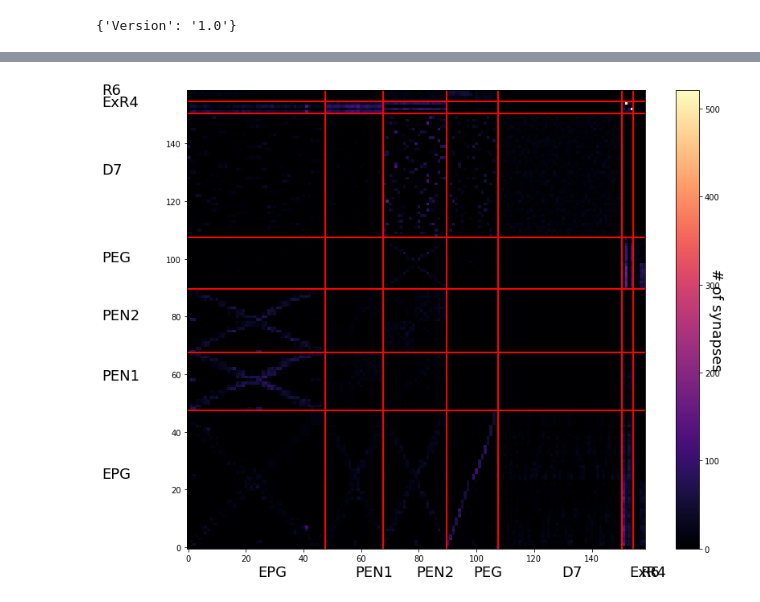
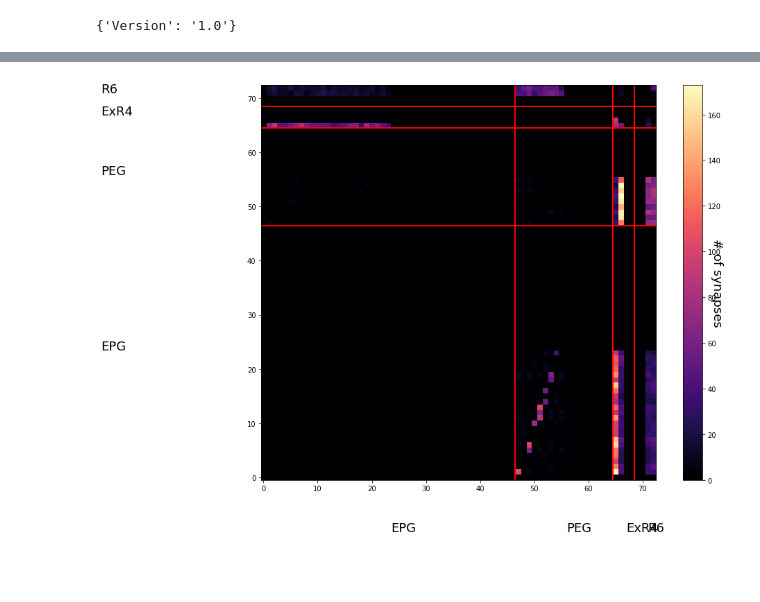
Before and after one commit to dteinferno/CompassModel, a Jupyter notebook: EMModel/EMModel.ipynb, the cells around one changed output, grey strips where cells are left out. Cells and saved outputs as stored; diff of their text form; code cells hidden in the pictures; blank space fills up the shorter version.

Commit message:
Fixed weight matrix to account for cut off GA

```diff
--- a/EMModel/EMModel.ipynb
+++ b/EMModel/EMModel.ipynb
@@ -99,70 +99,90 @@ nPF.connMatPltCounts( typeArrayPre, typeArrayPost, connMat)
 # %%
-# Remove any autapses from the weight matrix
-for aRemov in range(0,len(connMat)):
-    connMat[aRemov,aRemov] = 0
+# For neurons where the gall is cut off, replace the empty R connections with their symmetric L counterpart
 
-# For neurons where the gall is cut off, replace the empty R connections with their symmetric L counterpart
+# Fix the ring neuron names
+ExR4.neurons[0].label = 'ExR4(ring)_R_1'
+ExR4.neurons[1].label = 'ExR4(ring)_R_2'
+
+# Get the GA wweight matrix
+typeArrayPreGA = [EPG,PEG,ExR4,R6]
+typeArrayPostGA = [EPG,PEG,ExR4,R6]
+(connMatGA, allPreBodyIdsGA, allPreLabelsGA, allPostBodyIdsGA, allPostLabelsGA, totPSDsGA) = nPF.connMatFill( typeArrayPreGA, typeArrayPostGA, 2)
+nPF.connMatPltCounts( typeArrayPreGA, typeArrayPostGA, connMatGA)
+
+connMatGANew = np.zeros((len(allPreBodyIdsGA),len(allPostBodyIdsGA)))
 
 # Each neuron of a given class that arborize in the same PB glom. have the same name.
 # We only want to look at one of them
 lastName = ''
 
 # Step through the presynaptic neurons
-for preN in range(0,len(allPreLabels)):
+for preN in range(0,len(allPreLabelsGA)):
     # Choose only the neurons that have arbors in the left GA
-    if ((allPreLabels[preN].find('E-PG') != -1 or
-        allPreLabels[preN].find('P-EG') != -1 or
-        allPreLabels[preN].find('ExR4') != -1 or
-        allPreLabels[preN].find('R6(ring)') != -1) and
-        (allPreLabels[preN].find('_L') != -1)):
+    if (((allPreLabelsGA[preN].find('E-PG') != -1 or
+        allPreLabelsGA[preN].find('P-EG') != -1) and
+        (allPreLabelsGA[preN].find('_L') != -1)) or
+
+        ((allPreLabelsGA[preN].find('ExR4') != -1 or
+        allPreLabelsGA[preN].find('R6(ring)') != -1) and
+        (allPreLabelsGA[preN].find('_R') != -1))):
+
 
         # Check to see if we've already seen one of this name before.
-        if allPreLabels[preN] == lastName:
+        if allPreLabelsGA[preN] == lastName:
             continue
         else:
             # Find the indices for all neurons with this given name and of their right counterpart
-            nronIndices = [i for i,x in enumerate(allPreLabels) if x==allPreLabels[preN]]
-            cPart = allPreLabels[preN].replace('_L','_R')
-            nronIndicesCPart = [i for i,x in enumerate(allPreLabels) if x==cPart]
+            nronIndices = [i for i,x in enumerate(allPreLabelsGA) if x==allPreLabelsGA[preN]]
+            if (allPreLabelsGA[preN].find('E-PG') != -1 or allPreLabelsGA[preN].find('P-EG') != -1):
+                cPart = allPreLabelsGA[preN].replace('_L','_R')
+            else:
+                cPart = allPreLabelsGA[preN].replace('_R','_L')
+            nronIndicesCPart = [i for i,x in enumerate(allPreLabelsGA) if x==cPart]
 
         # Step through the postsynaptic neurons
         lastNamePost = ''
-        for postN in range(0,len(allPostLabels)):
-            if ((allPostLabels[postN].find('E-PG') != -1 or
-                allPostLabels[postN].find('P-EG') != -1 or
-                allPostLabels[postN].find('ExR4') != -1 or
-                allPostLabels[postN].find('R6(ring)') != -1) and
-                (allPreLabels[postN].find('_L') != -1)):
+        for postN in range(0,len(allPostLabelsGA)):
+            if (((allPostLabelsGA[postN].find('E-PG') != -1 or
+                allPostLabelsGA[postN].find('P-EG') != -1) and
+                (allPostLabelsGA[postN].find('_L') != -1)) or
+
+                ((allPostLabelsGA[postN].find('ExR4') != -1 or
+                allPostLabelsGA[postN].find('R6(ring)') != -1) and
+                (allPostLabelsGA[postN].find('_R') != -1))):
 
                 # Check to see if we've already seen one of this name before.
-                if allPostLabels[postN] == lastNamePost:
+                if allPostLabelsGA[postN] == lastNamePost:
                     continue
                 else:
                     # Find the indices for all neurons with this given name and of their right counterpart
-                    nronIndicesPost = [i for i,x in enumerate(allPostLabels) if x==allPostLabels[postN]]
-                    cPartPost = allPostLabels[postN].replace('_L','_R')
-                    nronIndicesPostCPart = [i for i,x in enumerate(allPostLabels) if x==cPartPost]
+                    nronIndicesPost = [i for i,x in enumerate(allPostLabelsGA) if x==allPostLabelsGA[postN]]
+                    if (allPostLabelsGA[postN].find('E-PG') != -1 or allPostLabelsGA[postN].find('P-EG') != -1):
+                        cPartPost = allPostLabelsGA[postN].replace('_L','_R')
+                    else:
+                        cPartPost = allPostLabelsGA[postN].replace('_R','_L')
+                    nronIndicesPostCPart = [i for i,x in enumerate(allPostLabelsGA) if x==cPartPost]
 
                     # If we can't find a counterpart, skip it
                     if nronIndicesPostCPart == [0]:
                         continue
 
                 # Find the mean value of the connection strength between partners
                 meanConnVal = 0
                 for preInd in range(0,len(nronIndices)):
                     for postInd in range(0,len(nronIndicesPost)):
-                        meanConnVal = meanConnVal + connMat[nronIndices[preInd],nronIndicesPost[postInd]]
+                        meanConnVal = meanConnVal + connMatGA[nronIndices[preInd],nronIndicesPost[postInd]]
                 meanConnVal = meanConnVal/len(nronIndices)/len(nronIndicesPost)
 
                 # Fill in that mean value for the counterparts
                 for preInd in range(0,len(nronIndicesCPart)):
                     for postInd in range(0,len(nronIndicesPostCPart)):
-                        connMat[nronIndicesCPart[preInd],nronIndicesPostCPart[postInd]] = meanConnVal
+                        connMatGANew[nronIndicesCPart[preInd],nronIndicesPostCPart[postInd]] = meanConnVal
 
-                lastNamePost = allPostLabels[postN]
+                lastNamePost = allPostLabelsGA[postN]
 
-        lastName = allPreLabels[preN]
+        lastName = allPreLabelsGA[preN]
 
-nPF.connMatPltCounts( typeArrayPre, typeArrayPost, connMat)
+nPF.connMatPltCounts( typeArrayPreGA, typeArrayPostGA, connMatGANew)
+print('')
 # %% [output]
-[figure, old version]
+[figure, new version]
```
Also changed, not shown: parts of 5 cells of this notebook.
